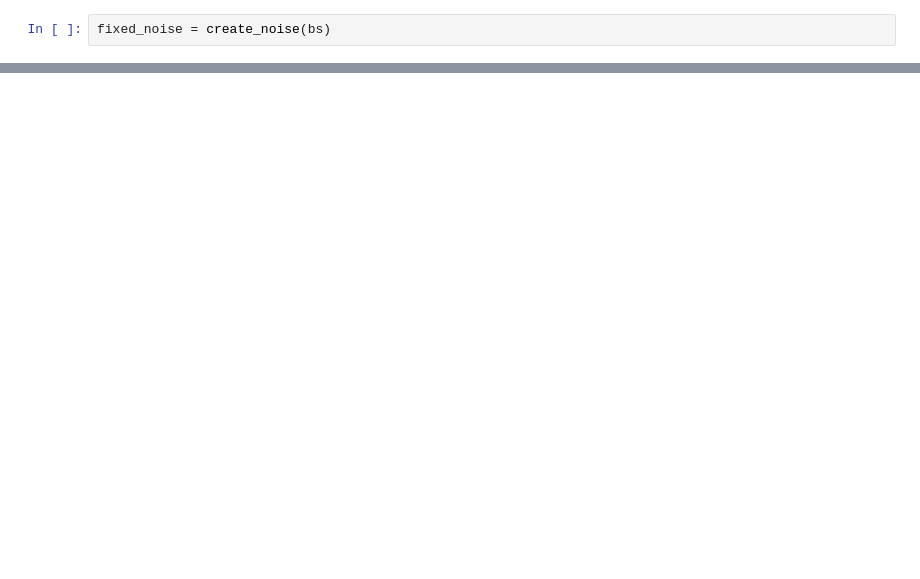
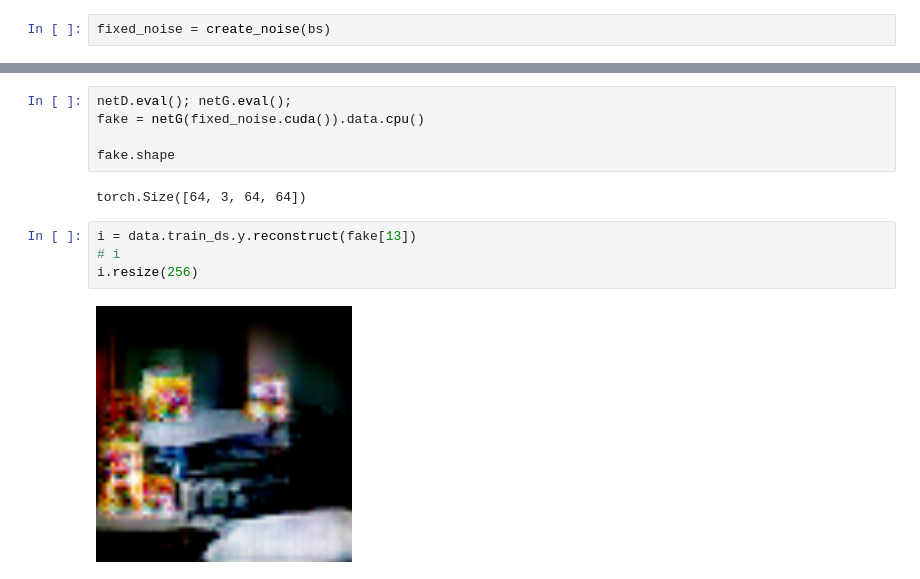
Before and after one commit to thanhluan001/fast-ai-nbs, a Jupyter notebook: part2/gan/wgan_reimplementation.ipynb, the cells around one changed output, grey strips where cells are left out. Drawn from its saved outputs; the diff is of its cells as text; blank space fills up the shorter version.

```diff
--- a/part2/gan/wgan_reimplementation.ipynb
+++ b/part2/gan/wgan_reimplementation.ipynb
@@ -293,0 +292,13 @@ Loss_D [-1.612568]; Loss_G [0.807344]; D_real [-0.806679]; Loss_D_fake [0.805889
+# %%
+netD.eval(); netG.eval();
+fake = netG(fixed_noise.cuda()).data.cpu()
+
+fake.shape
+# %% [output]
+torch.Size([64, 3, 64, 64])
+# %%
+i = data.train_ds.y.reconstruct(fake[13])
+# i
+i.resize(256)
+# %% [output]
+[figure, added]
```
Also changed, not shown: parts of 7 cells of this notebook, 1 other file.
